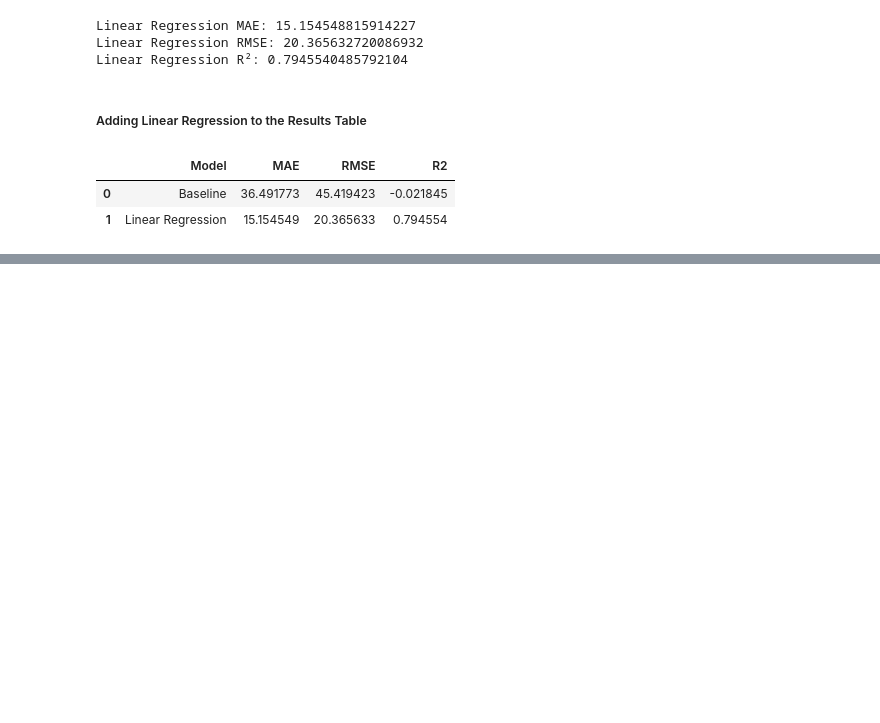
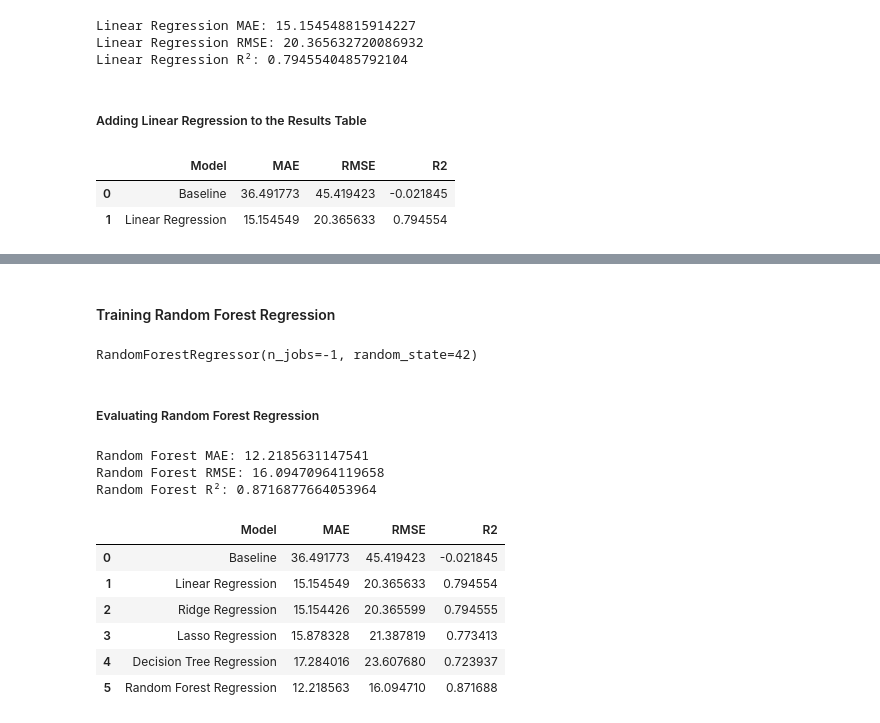
Before and after one commit to TejasMJ/retail-demand-intelligence, a Jupyter notebook: notebooks/05_model_development.ipynb, the cells around one changed output, grey strips where cells are left out. Saved outputs shown, nothing was run; the diff lists cells and outputs as text; code cells hidden in the pictures; blank space fills up the shorter version.

```diff
--- a/notebooks/05_model_development.ipynb
+++ b/notebooks/05_model_development.ipynb
@@ -721,0 +960,2 @@ model_results
+# %% [markdown]
+#### Training Random Forest Regression
@@ -721,0 +966,15 @@ model_results
+# %%
+# Creating and training the Random Forest Regression model using the processed training data.
+
+random_forest = RandomForestRegressor(
+    n_estimators=100,
+    random_state=42,
+    n_jobs=-1
+)
+
+random_forest.fit(
+    X_train_processed,
+    y_train
+)
+# %% [output]
+RandomForestRegressor(n_jobs=-1, random_state=42)
@@ -721,0 +987,56 @@ model_results
+# %% [markdown]
+##### Evaluating Random Forest Regression
+# %%
+# Calculating the evaluation metrics for the Random Forest Regression model.
+
+random_forest_mae = mean_absolute_error(
+    y_test,
+    y_pred_random_forest
+)
+
+random_forest_rmse = np.sqrt(
+    mean_squared_error(
+        y_test,
+        y_pred_random_forest
+    )
+)
+
+random_forest_r2 = r2_score(
+    y_test,
+    y_pred_random_forest
+)
+
+print("Random Forest MAE:", random_forest_mae)
+print("Random Forest RMSE:", random_forest_rmse)
+print("Random Forest R²:", random_forest_r2)
+# %% [output]
+Random Forest MAE: 12.2185631147541
+Random Forest RMSE: 16.09470964119658
+Random Forest R²: 0.8716877664053964
+# %%
+# Adding the Random Forest Regression performance metrics to the model comparison table.
+
+random_forest_results = pd.DataFrame({
+    'Model': ['Random Forest Regression'],
+    'MAE': [random_forest_mae],
+    'RMSE': [random_forest_rmse],
+    'R2': [random_forest_r2]
+})
+
+model_results = pd.concat(
+    [
+        model_results,
+        random_forest_results
+    ],
+    ignore_index=True
+)
+
+model_results
+# %% [output]
+|  | Model | MAE | RMSE | R2 |
+| 0 | Baseline | 36.491773 | 45.419423 | -0.021845 |
+| 1 | Linear Regression | 15.154549 | 20.365633 | 0.794554 |
+| 2 | Ridge Regression | 15.154426 | 20.365599 | 0.794555 |
+| 3 | Lasso Regression | 15.878328 | 21.387819 | 0.773413 |
+| 4 | Decision Tree Regression | 17.284016 | 23.607680 | 0.723937 |
+| 5 | Random Forest Regression | 12.218563 | 16.094710 | 0.871688 |
```
Also changed, not shown: parts of 30 cells of this notebook.
